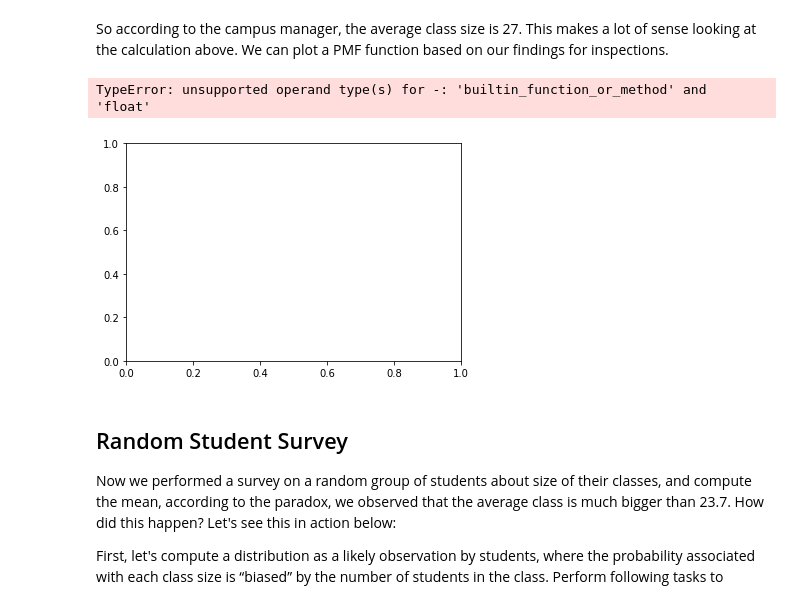
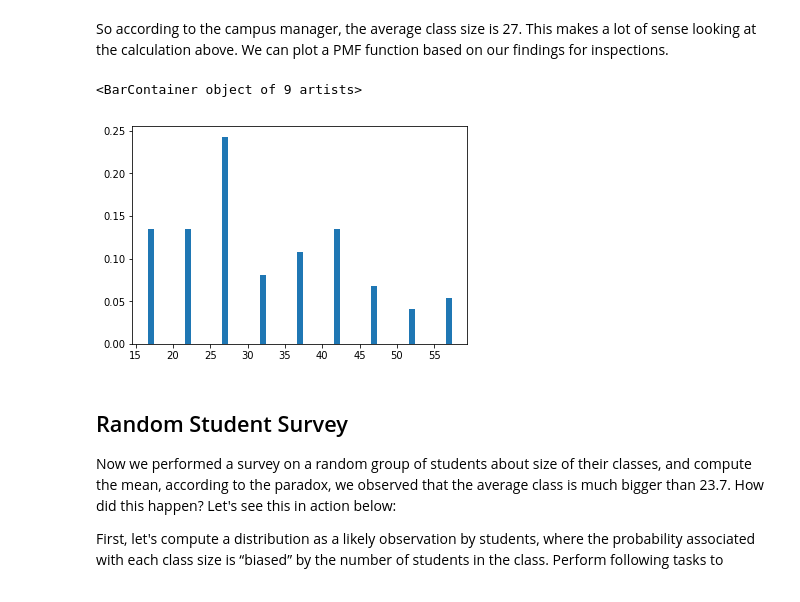
Before and after one commit to asafi1997/dsc-probability-mass-function-lab-nyc-ds-060319, a Jupyter notebook: index.ipynb, the cells around one changed output. Saved outputs shown, nothing was run; the diff lists cells and outputs as text; code cells hidden in the pictures.

```diff
--- a/index.ipynb
+++ b/index.ipynb
@@ -135,10 +135,10 @@ So according to the campus manager, the average class size is 27. This makes a l
 # %%
 # Plot the pmf , it should look similar to the one shown below
 import matplotlib.pyplot as plt
-plt.bar(pmf.keys, pmf.values)
+plt.bar(keys, x)
 # %% [output]
-TypeError: unsupported operand type(s) for -: 'builtin_function_or_method' and 'float'
+<BarContainer object of 9 artists>
-[figure, old version]
+[figure, new version]
 # %% [markdown]
 ## Random Student Survey
 
```
